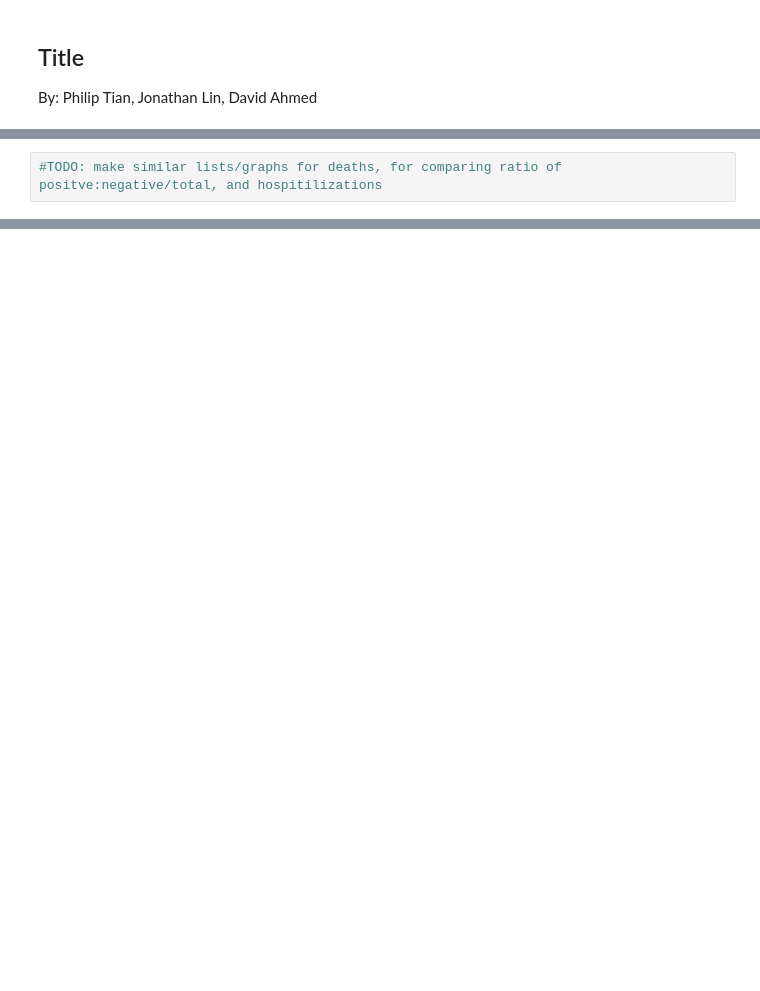
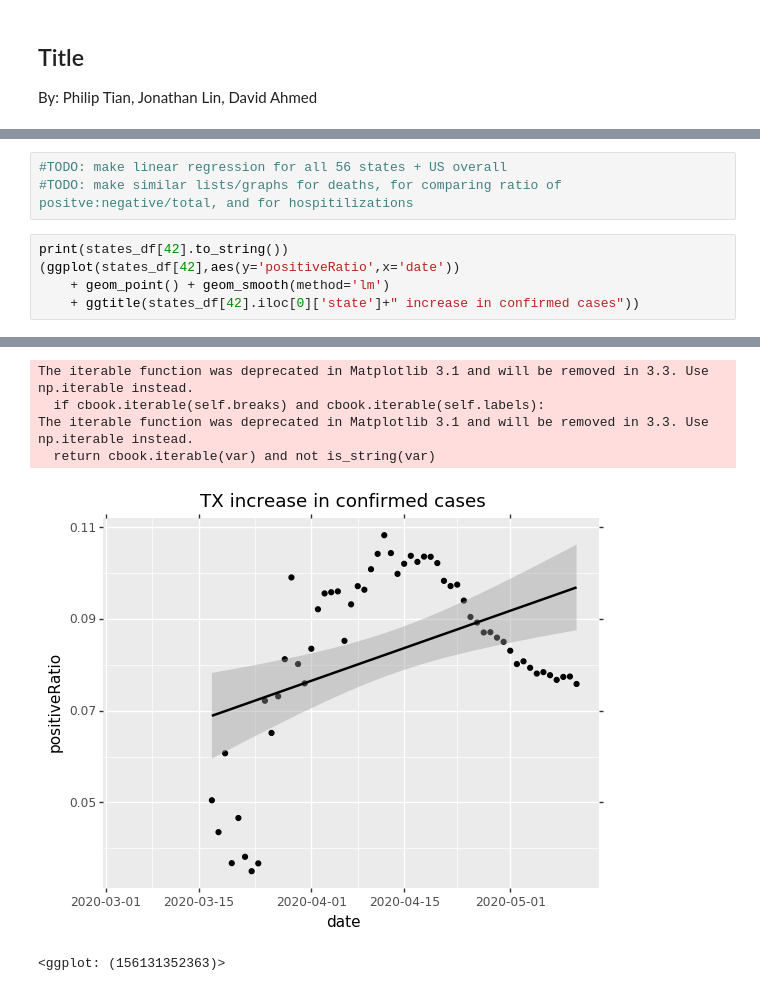
Before and after one commit to jonlin1000/jonlin1000.github.io, a Jupyter notebook: FinalProject.ipynb, the cells around one changed output, grey strips where cells are left out. Drawn from its saved outputs; the diff is of its cells as text; blank space fills up the shorter version.

```diff
--- a/FinalProject.ipynb
+++ b/FinalProject.ipynb
@@ -34,2 +45,9 @@ The iterable function was deprecated in Matplotlib 3.1 and will be removed in 3.
 # %%
-#TODO: make similar lists/graphs for deaths, for comparing ratio of positve:negative/total, and hospitilizations
+#TODO: make linear regression for all 56 states + US overall
+#TODO: make similar lists/graphs for deaths, for comparing ratio of positve:negative/total, and for hospitilizations
+# %%
+print(states_df[42].to_string())
+(ggplot(states_df[42],aes(y='positiveRatio',x='date'))
+    + geom_point() + geom_smooth(method='lm')
+    + ggtitle(states_df[42].iloc[0]['state']+" increase in confirmed cases"))
+# %% [output]
@@ -35,0 +71,6 @@ The iterable function was deprecated in Matplotlib 3.1 and will be removed in 3.
+The iterable function was deprecated in Matplotlib 3.1 and will be removed in 3.3. Use np.iterable instead.
+  if cbook.iterable(self.breaks) and cbook.iterable(self.labels):
+The iterable function was deprecated in Matplotlib 3.1 and will be removed in 3.3. Use np.iterable instead.
+  return cbook.iterable(var) and not is_string(var)
+[figure, added]
+<ggplot: (156131352363)>
```
Also changed, not shown: parts of 5 cells of this notebook.
